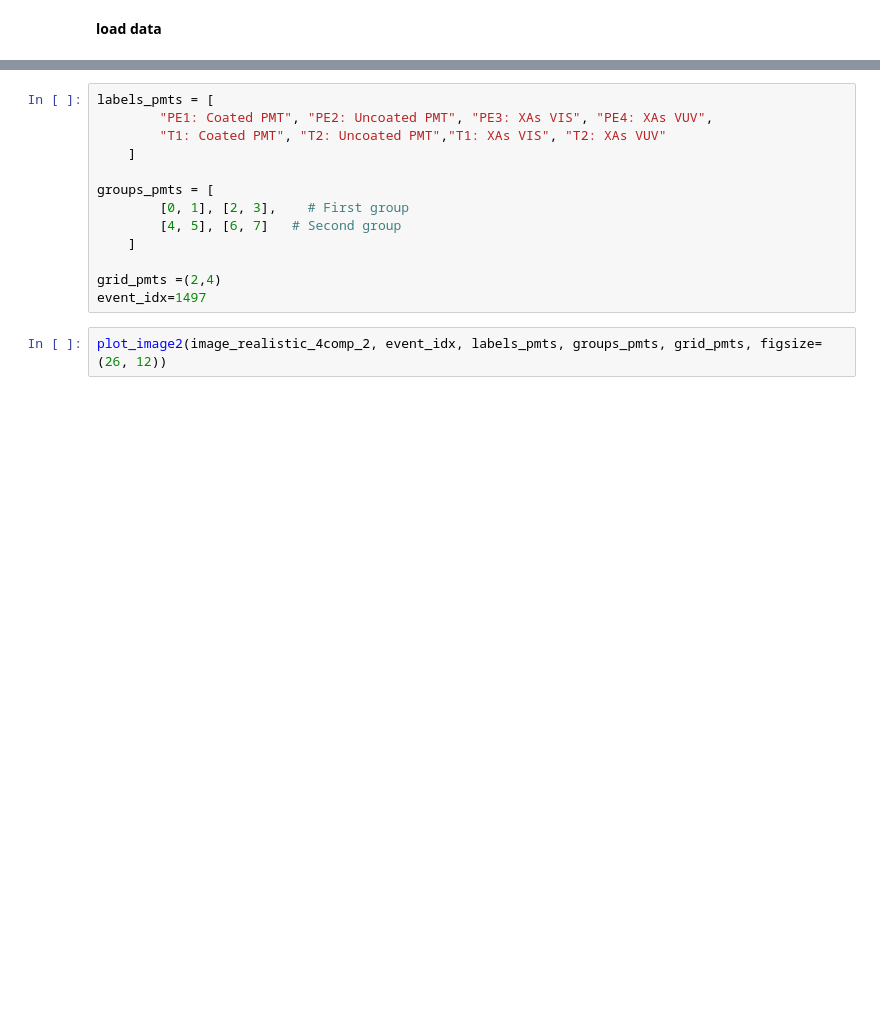
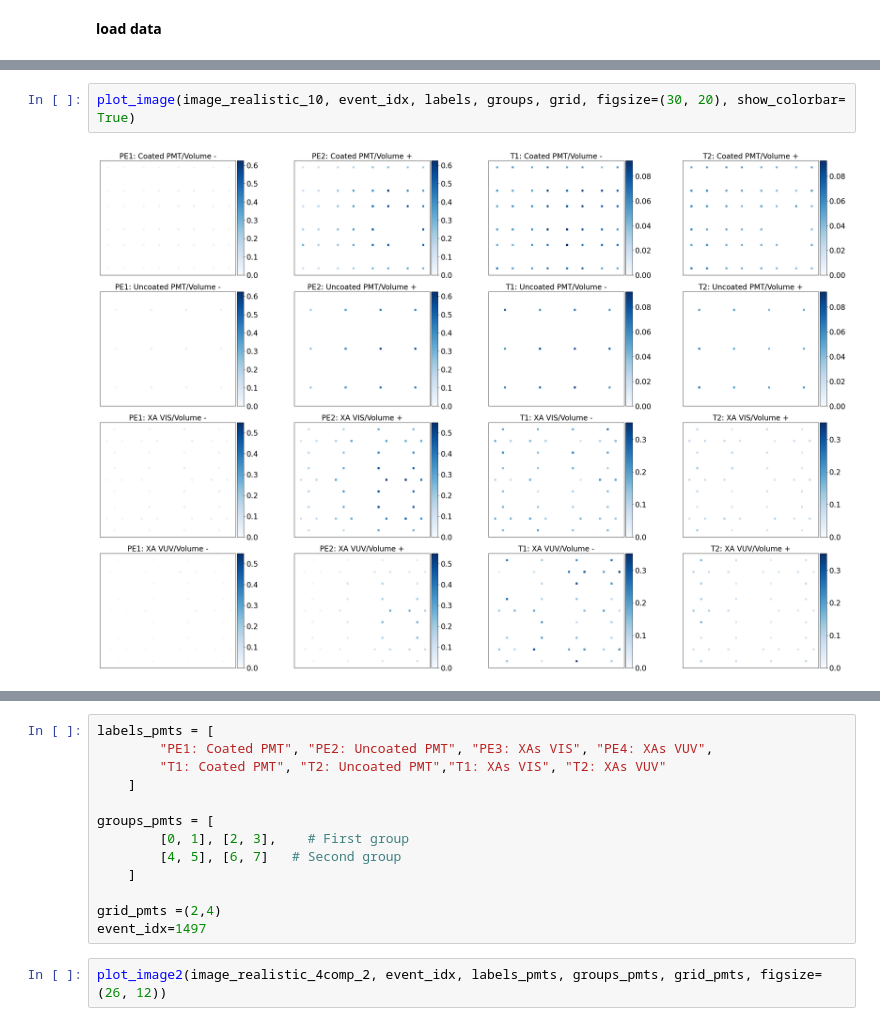
Before and after one commit to CIEMAT-Neutrino/AI_nuvT, a Jupyter notebook: 4_Image_creation_&_visualization.ipynb, the cells around one changed output, grey strips where cells are left out. Drawn from its saved outputs; the diff is of its cells as text; blank space fills up the shorter version.

```diff
--- a/4_Image_creation_&_visualization.ipynb
+++ b/4_Image_creation_&_visualization.ipynb
@@ -89,0 +103,4 @@ plot_image(image_realistic_4comp, event_idx, labels_4comp, groups_4comp, grid_4c
+# %%
+plot_image(image_realistic_10, event_idx, labels, groups, grid, figsize=(30, 20), show_colorbar= True)
+# %% [output]
+[figure, added]
```
Also changed, not shown: parts of 20 cells of this notebook, 6 other files.
